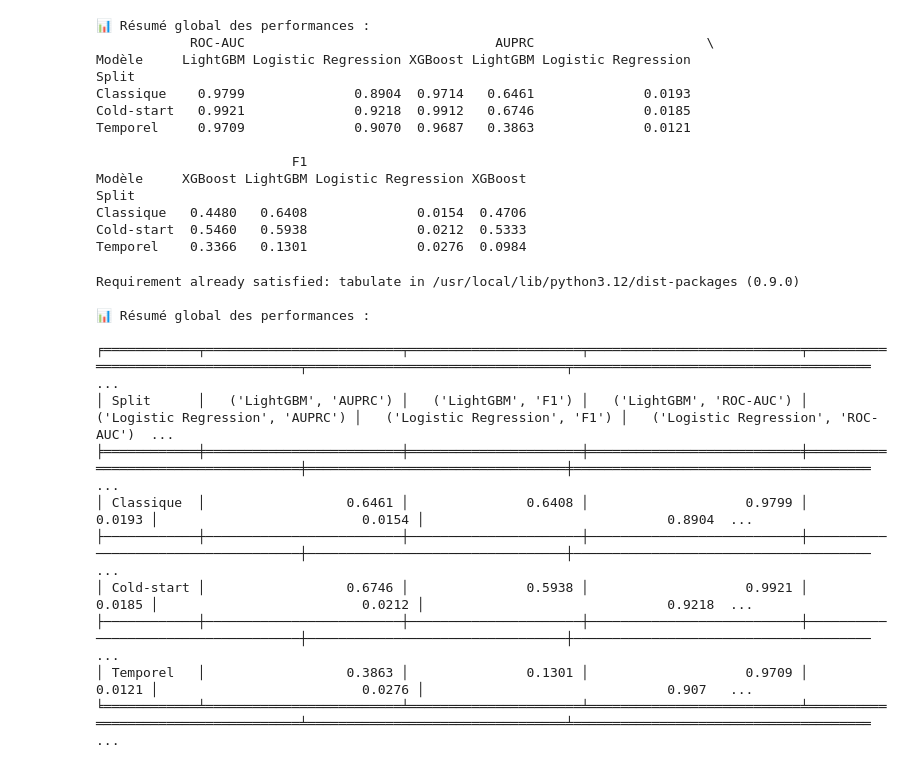
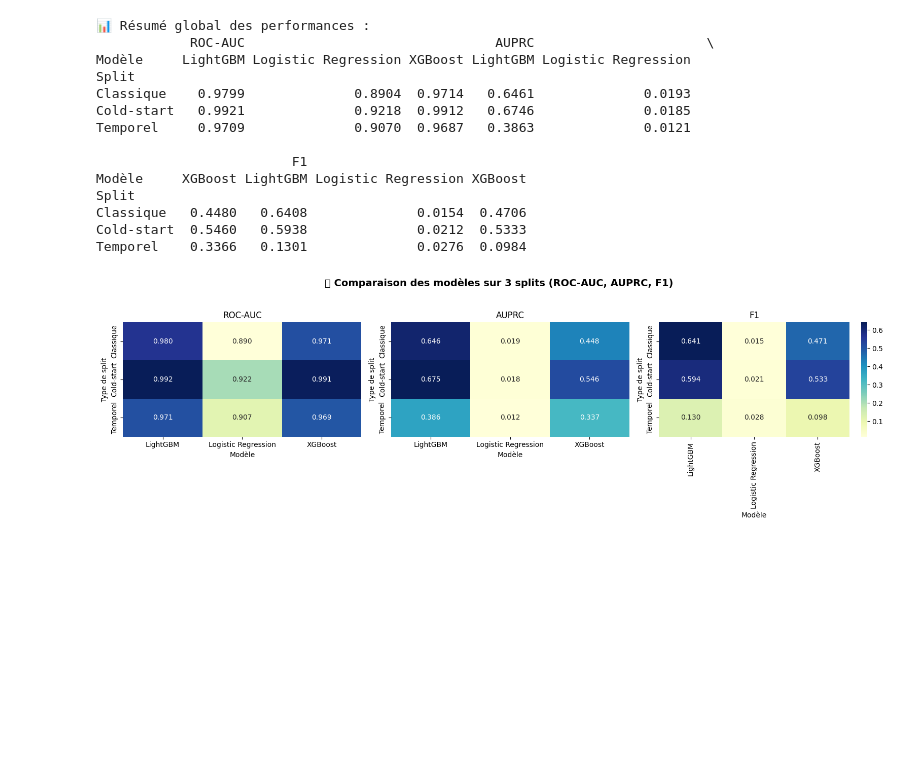
Before and after one commit to wnydng/Hackathon-BI-Pipeline, a Jupyter notebook: 1er_jet_MLmodel_dataset_hackhathon.ipynb, the cells around one changed output. Cells and saved outputs as stored; diff of their text form; code cells hidden in the pictures; blank space fills up the shorter version.

Commit message:
heatmap rocauc auprc f1 sur 4 modeles : CatBoost XGBoost LightGBM et LinearRegression

```diff
--- a/1er_jet_MLmodel_dataset_hackhathon.ipynb
+++ b/1er_jet_MLmodel_dataset_hackhathon.ipynb
@@ -938,29 +938,25 @@ Split
 Classique   0.4480   0.6408              0.0154  0.4706
 Cold-start  0.5460   0.5938              0.0212  0.5333
 Temporel    0.3366   0.1301              0.0276  0.0984
-# %%
-!pip install tabulate
-from tabulate import tabulate
-
-results_df = pd.DataFrame(results_summary)
-pivot = results_df.pivot(index="Split", columns="Modèle", values=["ROC-AUC", "AUPRC", "F1"]).round(4)
-
-# Réorganisation plus esthétique
-pivot = pivot.swaplevel(axis=1).sort_index(axis=1, level=0)
-
-print("\n📊 Résumé global des performances :\n")
-print(tabulate(pivot, headers='keys', tablefmt='fancy_grid', showindex=True))
-# %% [output]
-Requirement already satisfied: tabulate in /usr/local/lib/python3.12/dist-packages (0.9.0)
-
-📊 Résumé global des performances :
-
-╒════════════╤═════════════════════════╤══════════════════════╤═══════════════════════════╤════════════════════════════════════╤═════════════════════════════════╤══════════════════════════════════════ ...
-│ Split      │   ('LightGBM', 'AUPRC') │   ('LightGBM', 'F1') │   ('LightGBM', 'ROC-AUC') │   ('Logistic Regression', 'AUPRC') │   ('Logistic Regression', 'F1') │   ('Logistic Regression', 'ROC-AUC')  ...
-╞════════════╪═════════════════════════╪══════════════════════╪═══════════════════════════╪════════════════════════════════════╪═════════════════════════════════╪══════════════════════════════════════ ...
-│ Classique  │                  0.6461 │               0.6408 │                    0.9799 │                             0.0193 │                          0.0154 │                               0.8904  ...
-├────────────┼─────────────────────────┼──────────────────────┼───────────────────────────┼────────────────────────────────────┼─────────────────────────────────┼────────────────────────────────────── ...
-│ Cold-start │                  0.6746 │               0.5938 │                    0.9921 │                             0.0185 │                          0.0212 │                               0.9218  ...
-├────────────┼─────────────────────────┼──────────────────────┼───────────────────────────┼────────────────────────────────────┼─────────────────────────────────┼────────────────────────────────────── ...
-│ Temporel   │                  0.3863 │               0.1301 │                    0.9709 │                             0.0121 │                          0.0276 │                               0.907   ...
-╘════════════╧═════════════════════════╧══════════════════════╧═══════════════════════════╧════════════════════════════════════╧═════════════════════════════════╧══════════════════════════════════════ ...
+# %%
+import seaborn as sns
+import matplotlib.pyplot as plt
+
+# Crée un tableau propre
+results_df = pd.DataFrame(results_summary)
+metrics = ["ROC-AUC", "AUPRC", "F1"]
+
+# Création des 3 heatmaps côte à côte
+fig, axes = plt.subplots(1, 3, figsize=(16, 5))
+for i, metric in enumerate(metrics):
+    pivot = results_df.pivot(index="Split", columns="Modèle", values=metric)
+    sns.heatmap(pivot, annot=True, fmt=".3f", cmap="YlGnBu", ax=axes[i], cbar=i==2)
+    axes[i].set_title(metric)
+    axes[i].set_xlabel("Modèle")
+    axes[i].set_ylabel("Type de split")
+
+plt.suptitle("🔥 Comparaison des modèles sur 3 splits (ROC-AUC, AUPRC, F1)", fontsize=14, fontweight='bold')
+plt.tight_layout(rect=[0, 0, 1, 0.95])
+plt.show()
+# %% [output]
+[figure, added]
```
Also changed, not shown: parts of 1 cell of this notebook.
